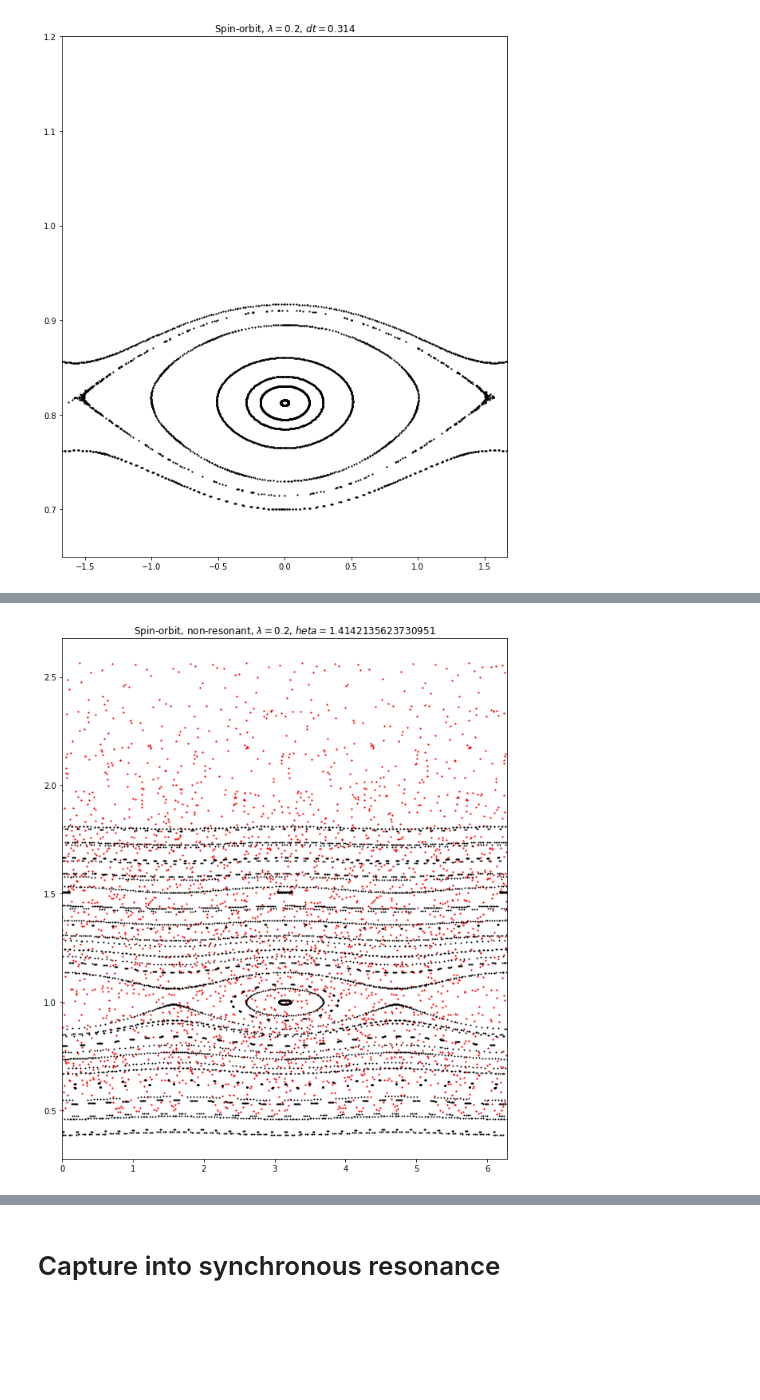
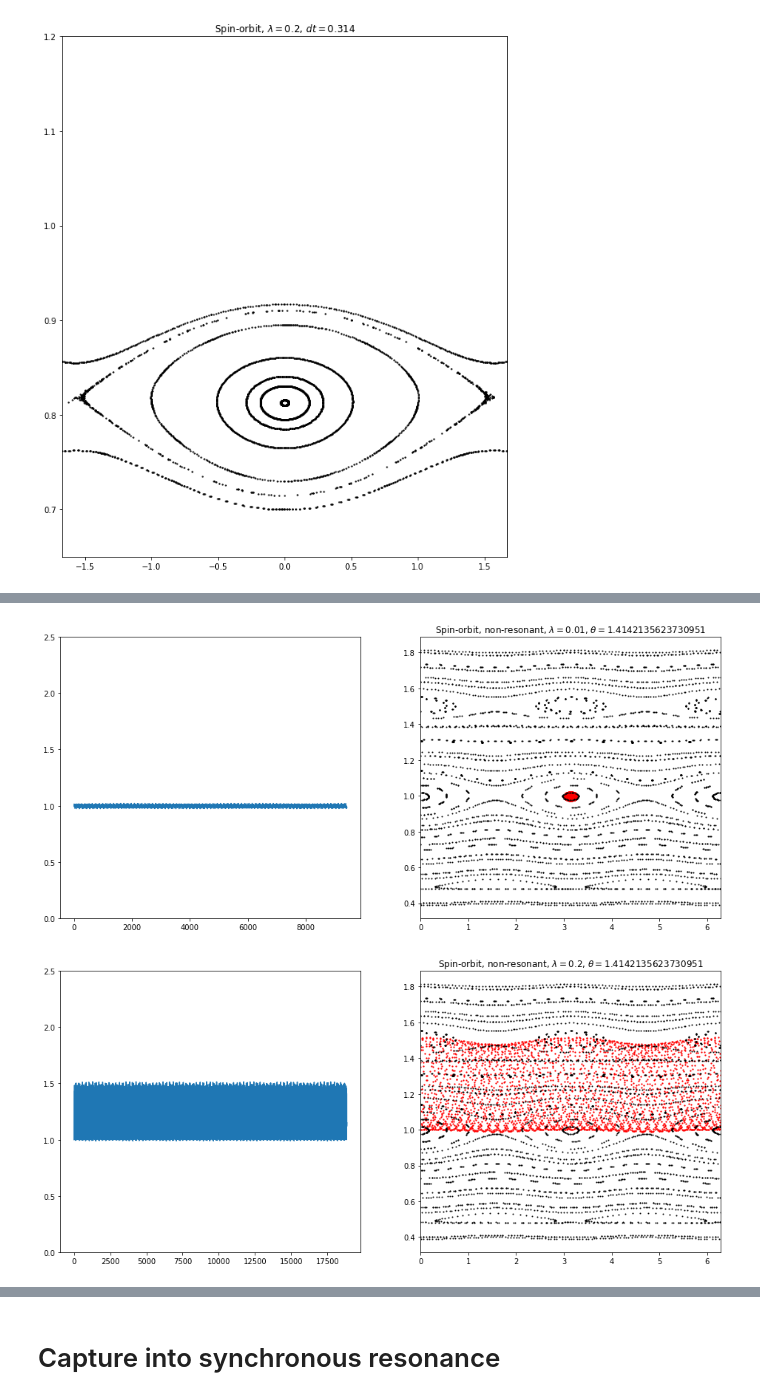
Before and after one commit to mseri/contact-integrators, a Jupyter notebook: The Spin-Orbit problem.ipynb, the cells around one changed output, grey strips where cells are left out. Saved outputs shown, nothing was run; the diff lists cells and outputs as text; code cells hidden in the pictures; blank space fills up the shorter version.

Commit message:
Spin-Orbit: improve image reproduction, add also figure 5
Signed-off-by: Marcello Seri <marcello.seri@gmail.com>

```diff
--- a/The Spin-Orbit problem.ipynb
+++ b/The Spin-Orbit problem.ipynb
@@ -193,4 +193,4 @@ plt.show()
 ## Periodic moment of intertia, non-resonant with the orbit
 # %%
 theta = np.sqrt(2)
-ndots = 100
+ndots = 50
@@ -197,19 +223,19 @@ ndots = 100
 # %%
-lam = 0.01
+lam = 0.2
 em = SpinOrbit(0.01, 3/4*0.01, theta, lam)
 
 plt.figure(figsize=(10,12))
 
-for (p0, q0) in [(p,q) for p in np.linspace(0.5,1.7,10) for q in [np.pi/2, np.pi, 3*np.pi/2]]:
+for (p0, q0) in [(p,q) for p in np.linspace(0.6,1.7,10) for q in [np.pi/2, np.pi, 3*np.pi/2]]:
     sol, sols_, tspan_ = integrate2pi(ic.step, em, ndots, precision, p0, q0, 0.0)
     plt.scatter(np.mod(sol[:,1], 2*np.pi), sol[:,0], s=1.5, c='r')
 
 em_nc = SpinOrbit(0.01, 3/4*0.01, theta, 0)
-for (p0, q0) in [(p,q) for p in np.linspace(0.4,1.8,20) for q in [np.pi/2, np.pi, 3*np.pi/2]]:
+for (p0, q0) in [(p,q) for p in np.linspace(0.4,1.7,20) for q in [np.pi/2, np.pi, 3*np.pi/2]]:
     sol, sols_, tspan_ = integrate2pi(ic.step, em_nc, ndots, precision, p0, q0, 0.0)
     plt.scatter(np.mod(sol[:,1], 2*np.pi), sol[:,0], s=1, c='k')
 
-plt.title(f"Spin-orbit, non-resonant, $\lambda = {lam}$, $\theta = {theta}$")
+plt.title(f"Spin-orbit, non-resonant, $\\lambda = {lam}$, $\\theta = {theta}$")
 plt.xlim((0., 2*np.pi))
 plt.show()
 # %% [output]
@@ -217,20 +243,59 @@ plt.show()
+# %%
+lam = 0.01
+base = lambda l: SpinOrbit(0.1, 3/4*0.01, theta, l)
+em = base(lam)
+
+fig = plt.figure(figsize=(16,7))
+
+axl = fig.add_subplot("121")
+axr = fig.add_subplot("122")
+
+axr.set_title(f"Spin-orbit, non-resonant, $\\lambda = {lam}$, $\\theta = {theta}$")
+axr.set_xlim((0., 2*np.pi))
+axl.set_ylim((0,2.5))
+
+for (p0, q0) in [(1.0, np.pi)]:
+    ndots_ = 1500
+    sol, sols_, tspan_ = integrate2pi(ic.step, em, ndots_, precision, p0, q0, 0.0)
+    axr.scatter(np.mod(sol[:,1], 2*np.pi), sol[:,0], s=1.5, c='r')
+    axl.plot(tspan_, sol[:,0])
+
+em_nc = base(0)
+for (p0, q0) in [(p,q) for p in np.linspace(0.4,1.8,18) for q in [0, np.pi/2, np.pi, 3*np.pi/2, 2*np.pi]]:
+    ndots_ = 250
+    sol, sols_, tspan_ = integrate2pi(ic.step, em_nc, ndots, precision, p0, q0, 0.0)
+    axr.scatter(np.mod(sol[:,1], 2*np.pi), sol[:,0], s=1, c='k')
+
+plt.show()
+# %% [output]
+[figure, added]
 # %%
 lam = 0.2
-em = SpinOrbit(0.01, 3/4*0.01, theta, lam)
+base = lambda l: SpinOrbit(0.1, 3/4*0.01, theta, l)
+em = base(lam)
 
-plt.figure(figsize=(10,12))
+fig = plt.figure(figsize=(16,7))
 
-for (p0, q0) in [(p,q) for p in np.linspace(0.5,1.7,10) for q in [np.pi/2, np.pi, 3*np.pi/2]]:
-    sol, sols_, tspan_ = integrate2pi(ic.step, em, ndots, precision, p0, q0, 0.0)
-    plt.scatter(np.mod(sol[:,1], 2*np.pi), sol[:,0], s=1.5, c='r')
+axl = fig.add_subplot("121")
+axr = fig.add_subplot("122")
 
-em_nc = SpinOrbit(0.01, 3/4*0.01, theta, 0)
-for (p0, q0) in [(p,q) for p in np.linspace(0.4,1.8,20) for q in [np.pi/2, np.pi, 3*np.pi/2]]:
+axr.set_title(f"Spin-orbit, non-resonant, $\\lambda = {lam}$, $\\theta = {theta}$")
+axr.set_xlim((0., 2*np.pi))
+axl.set_ylim((0,2.5))
+
+for (p0, q0) in [(1.0, np.pi)]:
+    ndots_ = 3000
+    sol, sols_, tspan_ = integrate2pi(ic.step, em, ndots_, precision, p0, q0, 0.0)
+    axr.scatter(np.mod(sol[:,1], 2*np.pi), sol[:,0], s=1.5, c='r')
+    axl.plot(tspan_, sol[:,0])
+
+em_nc = base(0)
+for (p0, q0) in [(p,q) for p in np.linspace(0.4,1.8,18) for q in [0, np.pi/2, np.pi, 3*np.pi/2, 2*np.pi]]:
+    ndots_ = 250
     sol, sols_, tspan_ = integrate2pi(ic.step, em_nc, ndots, precision, p0, q0, 0.0)
-    plt.scatter(np.mod(sol[:,1], 2*np.pi), sol[:,0], s=1, c='k')
+    axr.scatter(np.mod(sol[:,1], 2*np.pi), sol[:,0], s=1, c='k')
 
-plt.title(f"Spin-orbit, non-resonant, $\lambda = {lam}$, $\theta = {theta}$")
-plt.xlim((0., 2*np.pi))
+#axr.set_ylim((0.38, 1.82))
 plt.show()
 # %% [output]
-[figure, old version]
+[figure, new version]
```
Also changed, not shown: parts of 6 cells of this notebook.
